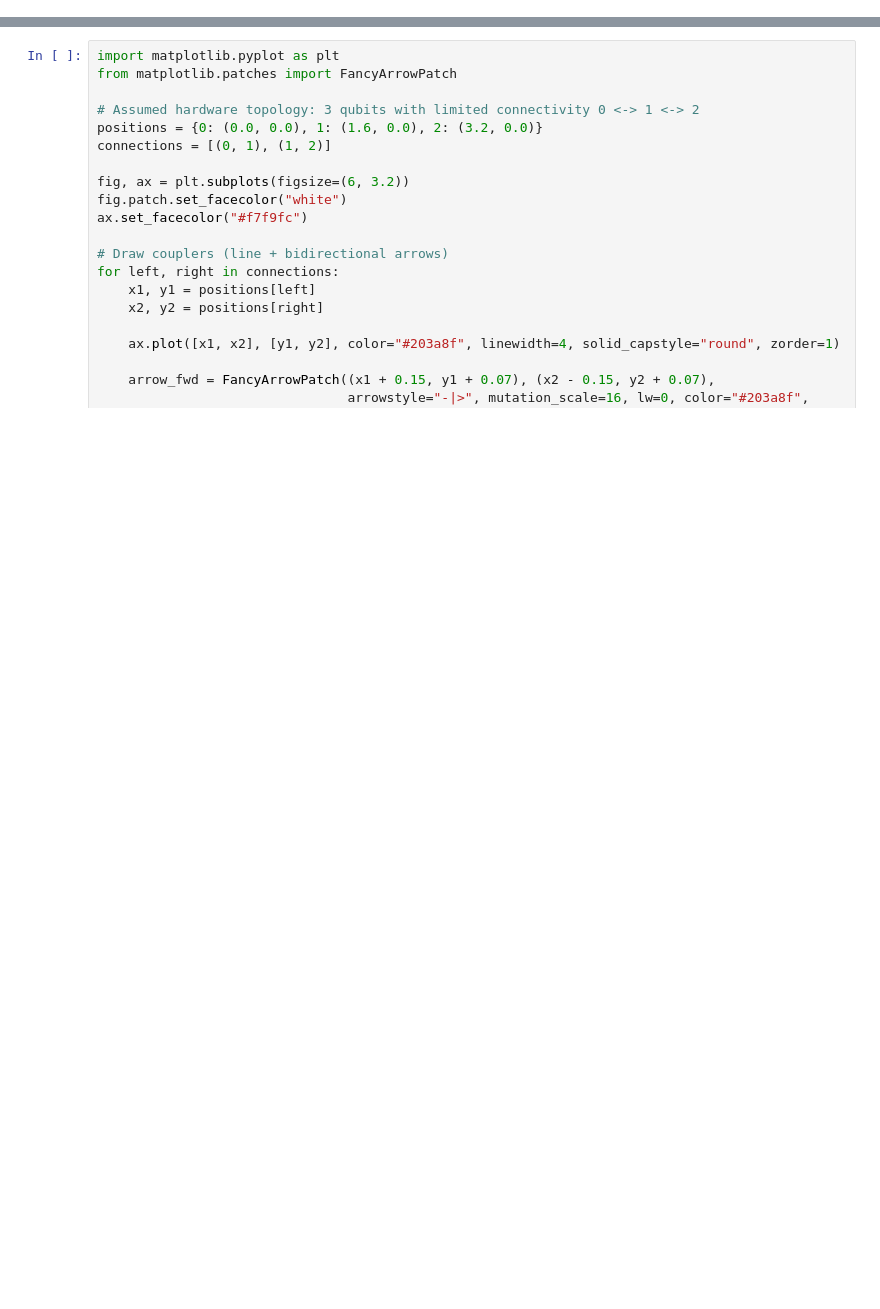
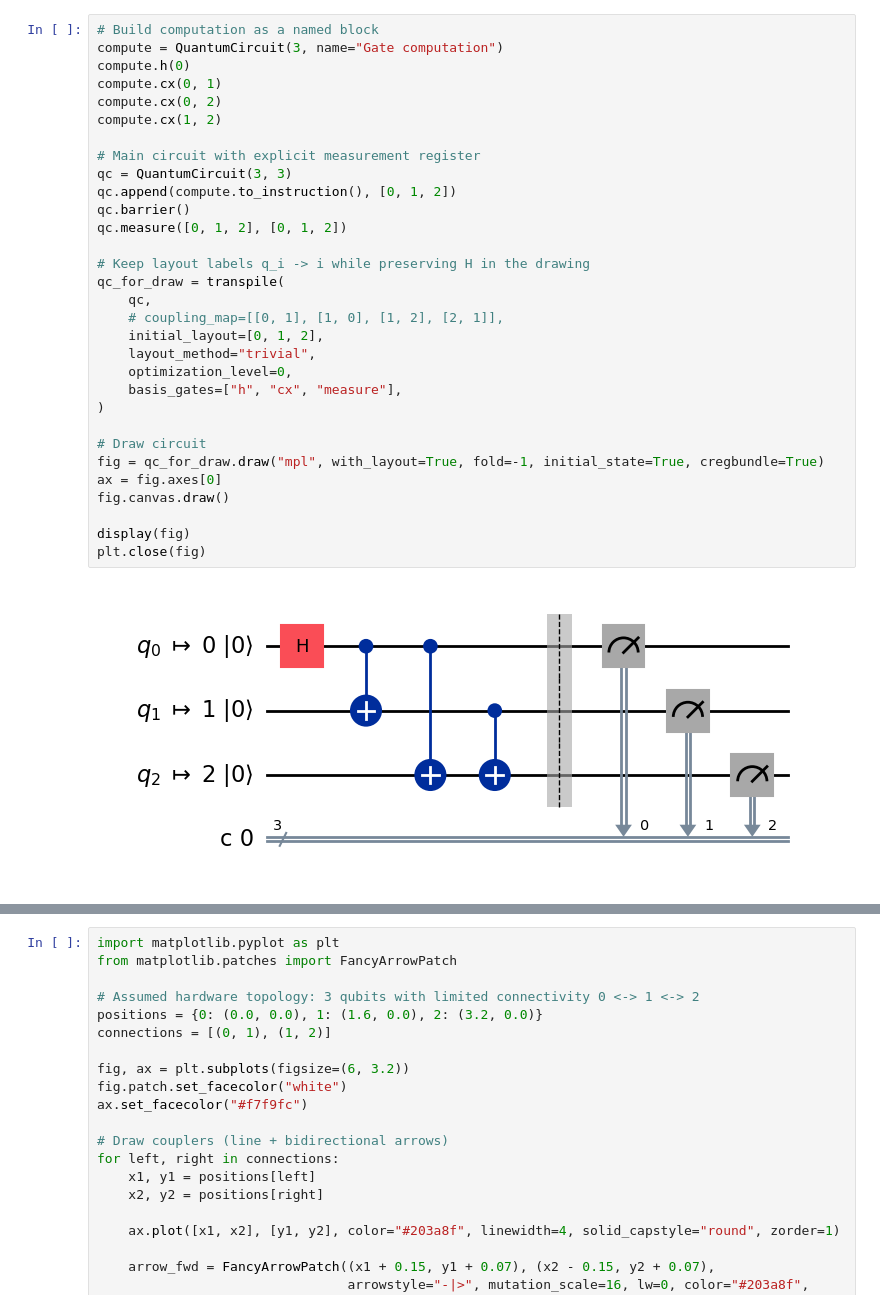
Before and after one commit to amacaluso/quantum-compilation-noise-demo, a Jupyter notebook: Compilation Example.ipynb, the cells around one changed output, grey strips where cells are left out. Drawn from its saved outputs; the diff is of its cells as text; blank space fills up the shorter version.

```diff
--- a/Compilation Example.ipynb
+++ b/Compilation Example.ipynb
@@ -19,3 +126,36 @@ qc.draw("mpl")
+# %%
+# Build computation as a named block
+compute = QuantumCircuit(3, name="Gate computation")
+compute.h(0)
+compute.cx(0, 1)
+compute.cx(0, 2)
+compute.cx(1, 2)
+
+# Main circuit with explicit measurement register
+qc = QuantumCircuit(3, 3)
+qc.append(compute.to_instruction(), [0, 1, 2])
+qc.barrier()
+qc.measure([0, 1, 2], [0, 1, 2])
+
+# Keep layout labels q_i -> i while preserving H in the drawing
+qc_for_draw = transpile(
+    qc,
+    # coupling_map=[[0, 1], [1, 0], [1, 2], [2, 1]],
+    initial_layout=[0, 1, 2],
+    layout_method="trivial",
+    optimization_level=0,
+    basis_gates=["h", "cx", "measure"],
+)
+
+# Draw circuit
+fig = qc_for_draw.draw("mpl", with_layout=True, fold=-1, initial_state=True, cregbundle=True)
+ax = fig.axes[0]
+fig.canvas.draw()
+
+display(fig)
+plt.close(fig)
+# %% [output]
+[figure, added]
 # %%
 from qiskit import transpile
 from qiskit.providers.basic_provider import BasicSimulator
```
Also changed, not shown: parts of 8 cells of this notebook.
